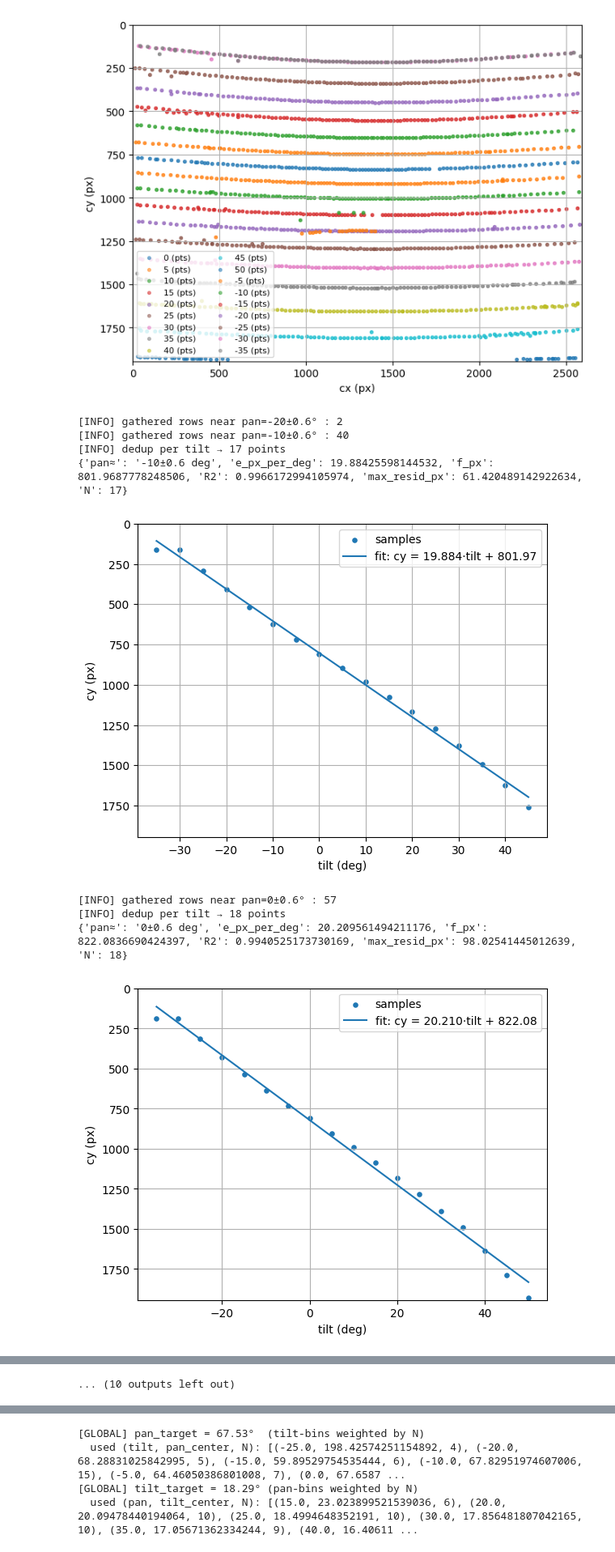
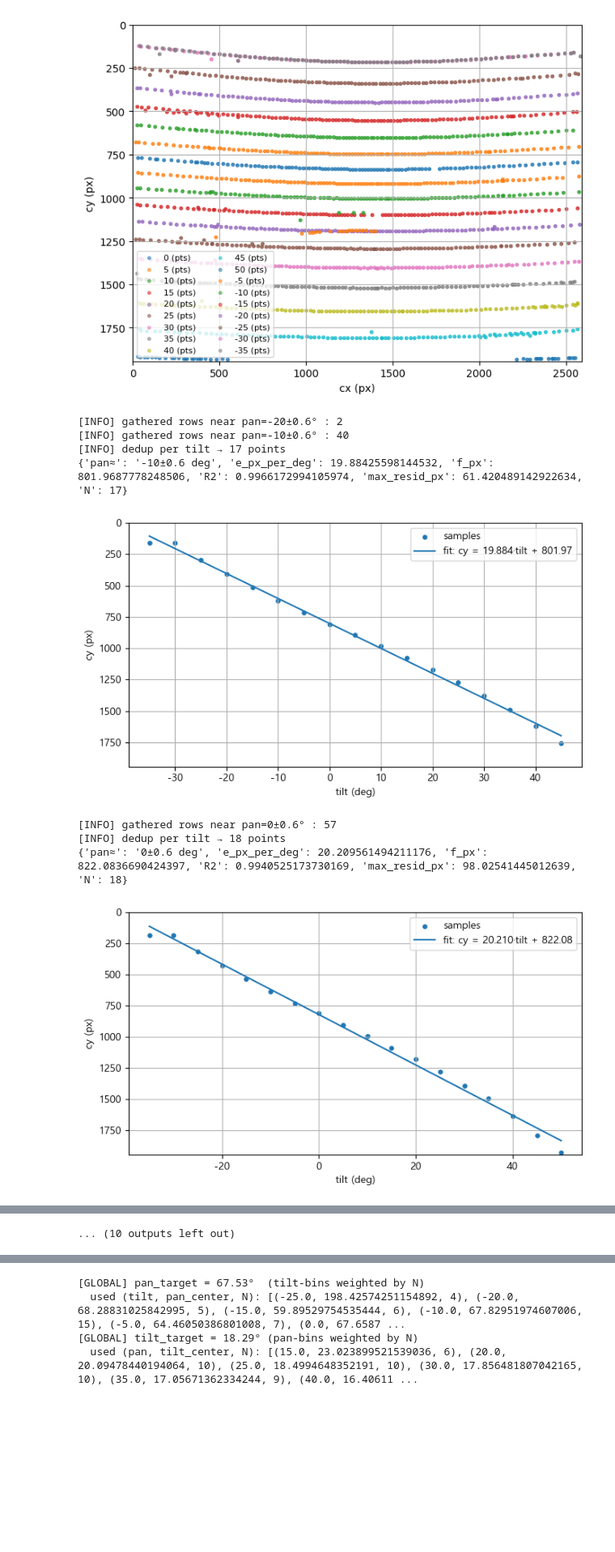
Before and after one commit to leontnhaps/PTCamera_waveshare, a Jupyter notebook: angle_velocity/pan_linearity_t0.ipynb, the cells around one changed output, grey strips where cells are left out. Shown at 81% size. Cells and saved outputs as stored; diff of their text form; code cells hidden in the pictures; blank space fills up the shorter version.

```diff
--- a/angle_velocity/pan_linearity_t0.ipynb
+++ b/angle_velocity/pan_linearity_t0.ipynb
@@ -594,39 +594,39 @@ for i in list1:
     max_resid = float(np.max(np.abs(res)))
 
     print({
         "pan≈": f"{PAN_TARGET}±{PAN_TOL} deg",
         "e_px_per_deg": float(e),   # tilt 1° 당 cy 픽셀 변화량
         "f_px": float(f),
         "R2": R2,
         "max_resid_px": max_resid,
         "N": len(rows)
     })
 
     # --- 플롯 (cy vs tilt) ---
-    plt.figure(figsize=(6,4.6))
+    plt.figure(figsize=(7,4))
     plt.scatter(tilts, cys, s=14, label="samples")
     xx = np.linspace(min(tilts), max(tilts), 200)
     yy = e*xx + f
     plt.plot(xx, yy, label=f"fit: cy = {e:.3f}·tilt + {f:.2f}")
     plt.xlabel("tilt (deg)")
     plt.ylabel("cy (px)")
     plt.grid(True)
     plt.legend()
     plt.tight_layout()
     plt.gca().invert_yaxis()     # 영상 좌표(y 아래로 +) 감안
     if H_frame:
         plt.ylim(H_frame, 0)
     plt.show()
 # %% [output]
 [INFO] gathered rows near pan=-20±0.6° : 2
 [INFO] gathered rows near pan=-10±0.6° : 40
 [INFO] dedup per tilt → 17 points
 {'pan≈': '-10±0.6 deg', 'e_px_per_deg': 19.88425598144532, 'f_px': 801.9687778248506, 'R2': 0.9966172994105974, 'max_resid_px': 61.420489142922634, 'N': 17}
-[figure, old version]
+[figure, new version]
 [INFO] gathered rows near pan=0±0.6° : 57
 [INFO] dedup per tilt → 18 points
 {'pan≈': '0±0.6 deg', 'e_px_per_deg': 20.209561494211176, 'f_px': 822.0836690424397, 'R2': 0.9940525173730169, 'max_resid_px': 98.02541445012639, 'N': 18}
-[figure, old version]
+[figure, new version]
 [INFO] gathered rows near pan=10±0.6° : 52
 [INFO] dedup per tilt → 18 points
 {'pan≈': '10±0.6 deg', 'e_px_per_deg': 20.1361635347884, 'f_px': 826.8728868178089, 'R2': 0.993698106706967, 'max_resid_px': 96.90609464589625, 'N': 18}
```
Also changed, not shown: parts of 4 cells of this notebook, 4 other files.
